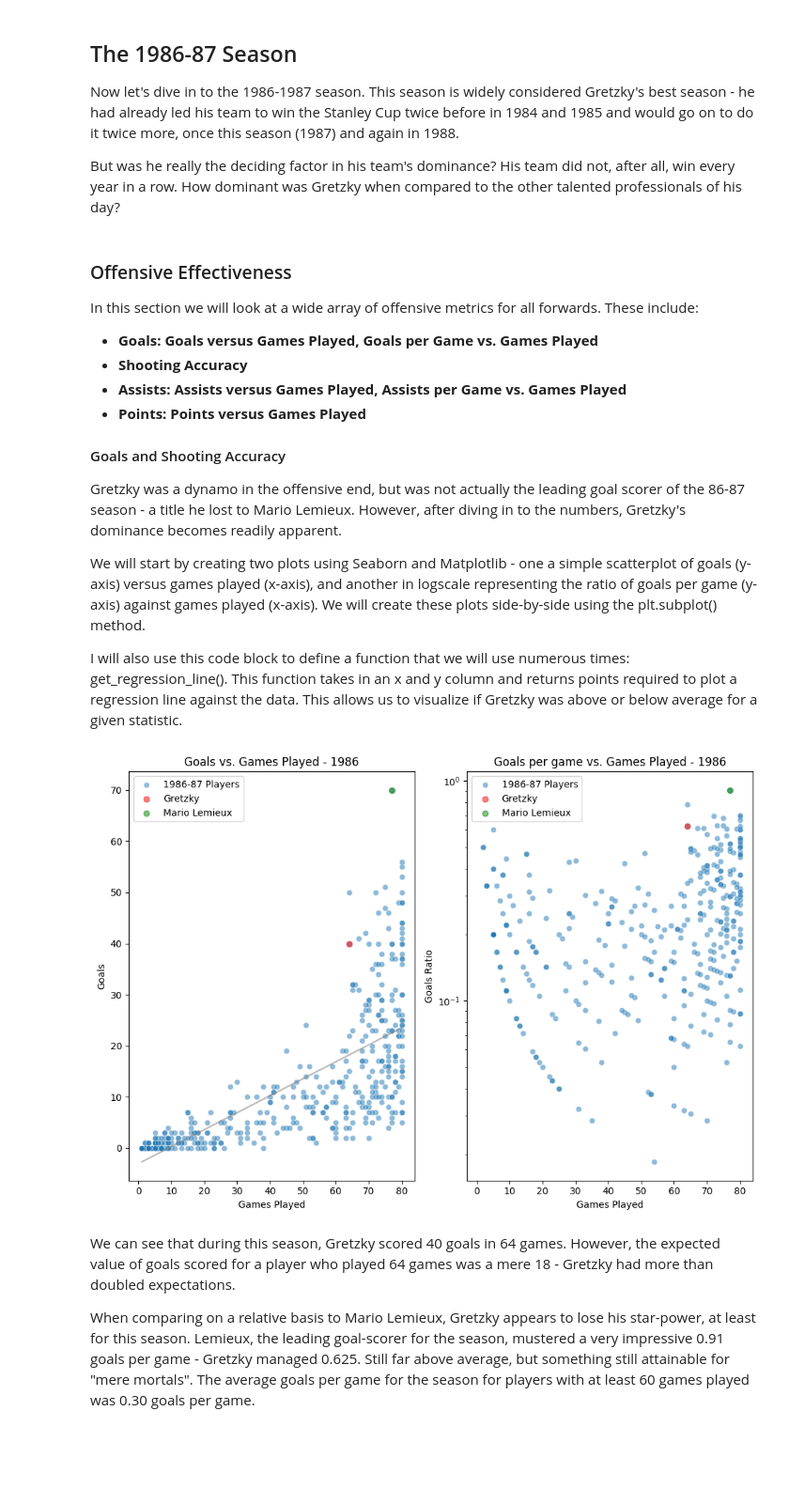
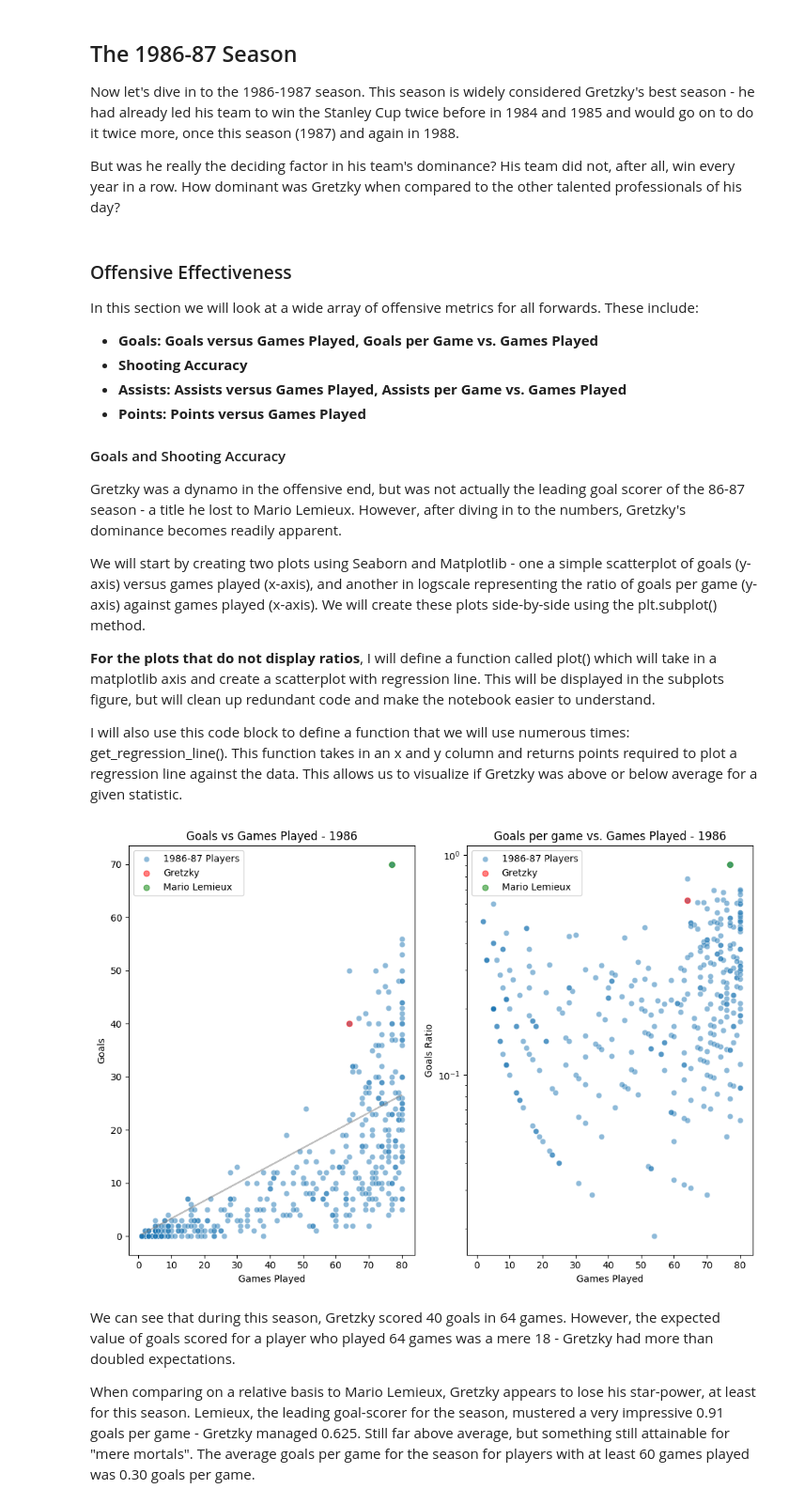
Before and after one commit to philbeet/How-Great-was-The-Great-One, a Jupyter notebook: main.ipynb, the cells around one changed output. Shown: that part at 94% size. Drawn from its saved outputs; the diff is of its cells as text; code cells hidden in the pictures; blank space fills up the shorter version.

```diff
--- a/main.ipynb
+++ b/main.ipynb
@@ -132,4 +132,6 @@ Gretzky was a dynamo in the offensive end, but was not actually the leading goal
 
 We will start by creating two plots using Seaborn and Matplotlib - one a simple scatterplot of goals (y-axis) versus games played (x-axis), and another in logscale representing the ratio of goals per game (y-axis) against games played (x-axis). We will create these plots side-by-side using the plt.subplot() method.
 
+**For the plots that do not display ratios**, I will define a function called plot() which will take in a matplotlib axis and create a scatterplot with regression line. This will be displayed in the subplots figure, but will clean up redundant code and make the notebook easier to understand.
+
 I will also use this code block to define a function that we will use numerous times: get_regression_line(). This function takes in an x and y column and returns points required to plot a regression line against the data. This allows us to visualize if Gretzky was above or below average for a given statistic.
@@ -136,53 +169,30 @@ I will also use this code block to define a function that we will use numerous t
 # %%
-import seaborn as sns
-import matplotlib.pyplot as plt
-import numpy as np
 
-
-def get_regression_line(col1, col2):
-    coeffs = np.polyfit(szn_87_df[col1], szn_87_df[col2], 1)
-    slope = coeffs[0]
-    intercept = coeffs[1]
-    regression_line = (szn_87_df[col1] * slope) + intercept
-    return regression_line
-
-regression_line = get_regression_line("GP", "G")
-#goals
 plt.figure(figsize=(10,7))
-plt.subplot(1,2,1)
-sns.scatterplot(szn_87_df, x="GP", y='G', alpha=0.5, label="1986-87 Players")
-plt.scatter(szn_87_df[szn_87_df['Player']=="Wayne Gretzky*"]['GP'], szn_87_df[szn_87_df['Player']=="Wayne Gretzky*"]['G'],
-            color="red", alpha=0.5, label='Gretzky')
-plt.scatter(szn_87_df[szn_87_df['Player']=="Mario Lemieux*"]['GP'],
-            szn_87_df[szn_87_df['Player']=="Mario Lemieux*"]['G'], color="green", alpha=0.5,
-            label='Mario Lemieux')
-plt.plot(szn_87_df['GP'], regression_line, color="grey", alpha=0.5)
-plt.legend()
-plt.title("Goals vs. Games Played - 1986")
-plt.xlabel("Games Played")
-plt.ylabel("Goals")
+ax1 = plt.subplot(1,2,1)
+ax1 = plot(ax1, "GP", "G","1986-87 Players", "Goals vs Games Played - 1986", "Games Played", "Goals")
 
 #goals per game
-plt.subplot(1,2,2)
+ax2 = plt.subplot(1,2,2)
 goals_per_game_ratio = szn_87_df['G']/szn_87_df["GP"]
 
-sns.scatterplot(x=szn_87_df['GP'], y=goals_per_game_ratio, alpha=0.5, label="1986-87 Players")
-plt.yscale("log")
-plt.scatter(szn_87_df[szn_87_df['Player']=="Wayne Gretzky*"]['GP'],
+sns.scatterplot(x=szn_87_df['GP'], y=goals_per_game_ratio, alpha=0.5, label="1986-87 Players", ax=ax2)
+ax2.set_yscale("log")
+ax2.scatter(szn_87_df[szn_87_df['Player']=="Wayne Gretzky*"]['GP'],
             szn_87_df[szn_87_df['Player']=="Wayne Gretzky*"]['G']/szn_87_df[szn_87_df['Player']=="Wayne Gretzky*"]['GP'],
             color="red", alpha=0.5, label='Gretzky')
 
-plt.scatter(szn_87_df[szn_87_df['Player']=="Mario Lemieux*"]['GP'],
+ax2.scatter(szn_87_df[szn_87_df['Player']=="Mario Lemieux*"]['GP'],
             szn_87_df[szn_87_df['Player']=="Mario Lemieux*"]['G']/szn_87_df[szn_87_df['Player']=="Mario Lemieux*"]['GP'],
             color="green", alpha=0.5,
             label='Mario Lemieux')
-plt.legend()
-plt.title("Goals per game vs. Games Played - 1986")
-plt.xlabel("Games Played")
-plt.ylabel("Goals Ratio")
+ax2.legend()
+ax2.set_title("Goals per game vs. Games Played - 1986")
+ax2.set_xlabel("Games Played")
+ax2.set_ylabel("Goals Ratio")
 plt.tight_layout()
 # %% [output]
-[figure, old version]
+[figure, new version]
 # %% [markdown]
 We can see that during this season, Gretzky scored 40 goals in 64 games. However, the expected value of goals scored for a player who played 64 games was a mere 18 - Gretzky had more than doubled expectations.
 
```
Also changed, not shown: parts of 9 cells of this notebook, 1 other file.
